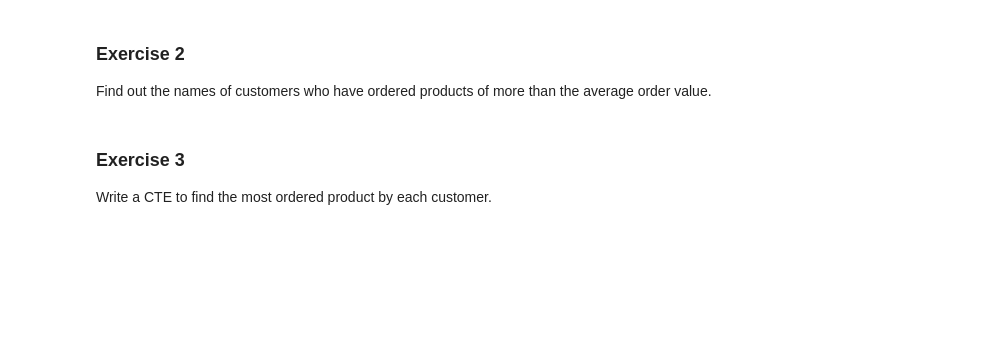
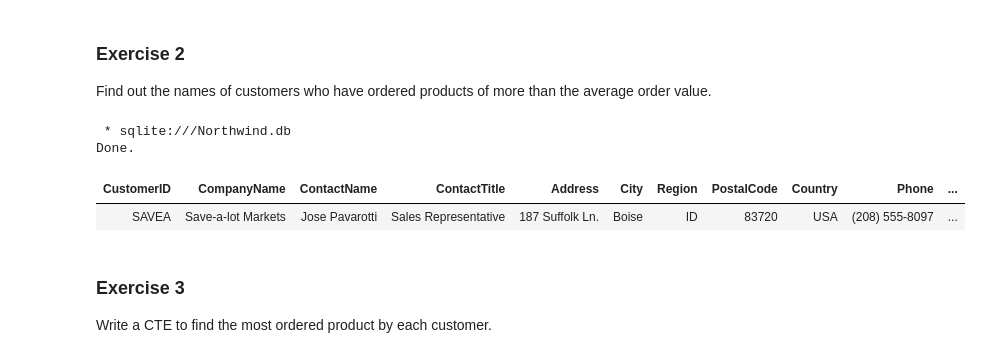
Before and after one commit to RealElvince/northwind-project-2, a Jupyter notebook: Subqueries and CTE's [Exercise].ipynb, the cells around one changed output. Cells and saved outputs as stored; diff of their text form; code cells hidden in the pictures; blank space fills up the shorter version.

```diff
--- a/Subqueries and CTE's [Exercise].ipynb
+++ b/Subqueries and CTE's [Exercise].ipynb
@@ -67,7 +67,23 @@ Done.
 
 Find out the names of customers who have ordered products of more than the average order value.
 # %%
-# Add your code here
+%%sql
+WITH most_orders AS (
+    SELECT orders.CustomerID
+    FROM orders
+    GROUP BY orders.CustomerID
+    ORDER BY COUNT(*) DESC
+    LIMIT 1
+)
+SELECT customers.*
+FROM customers
+JOIN most_orders
+ON customers.CustomerID = most_orders.CustomerID;
+# %% [output]
+ * sqlite:///Northwind.db
+Done.
+| CustomerID | CompanyName | ContactName | ContactTitle | Address | City | Region | PostalCode | Country | Phone | ... |
+| SAVEA | Save-a-lot Markets | Jose Pavarotti | Sales Representative | 187 Suffolk Ln. | Boise | ID | 83720 | USA | (208) 555-8097 | ... |
 # %% [markdown]
 ### Exercise 3
 
```
Also changed, not shown: parts of 2 cells of this notebook.
